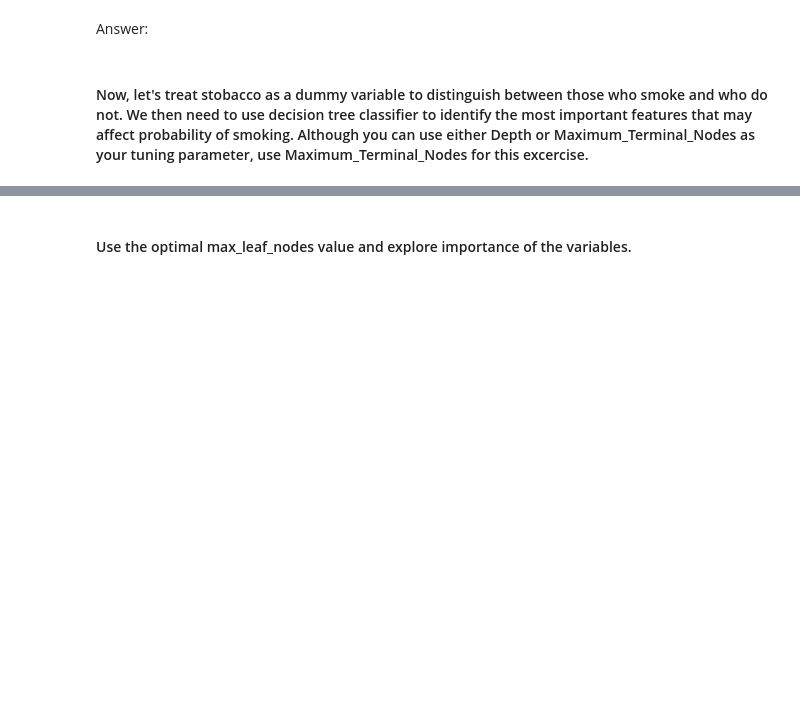
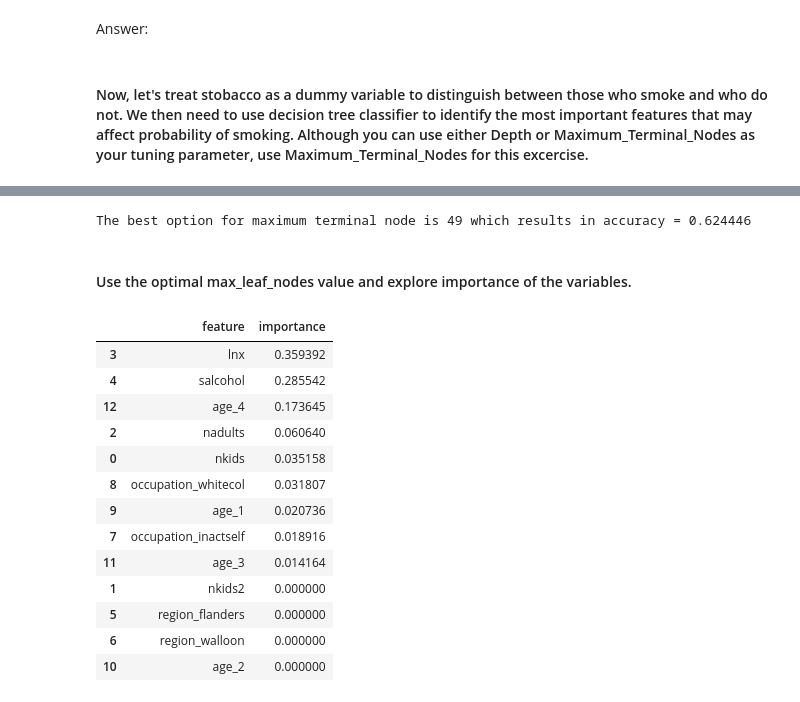
Before and after one commit to ana-sf/DS-SF-24, a Jupyter notebook: Code/Lecture11-Practice-Code.ipynb, the cells around one changed output, grey strips where cells are left out. Saved outputs shown, nothing was run; the diff lists cells and outputs as text; code cells hidden in the pictures; blank space fills up the shorter version.

```diff
--- a/Code/Lecture11-Practice-Code.ipynb
+++ b/Code/Lecture11-Practice-Code.ipynb
@@ -122,2 +145,33 @@ del X['smoke']
+# %%
+CV_MSE_Max = np.argmax(score)
+Maximum_Terminal_Node = Maximum_Terminal_Nodes[CV_MSE_Max]
+print("The best option for maximum terminal node is %i which results in accuracy = %f" %(Maximum_Terminal_Node, np.max(score)))
+# %% [output]
+The best option for maximum terminal node is 49 which results in accuracy = 0.624446
 # %% [markdown]
 #### Use the optimal max_leaf_nodes value and explore importance of the variables.
+# %%
+TreeClass = DecisionTreeClassifier(
+                max_leaf_nodes = 49,
+                min_samples_leaf = 5,
+                random_state = 24)
+
+TreeClass.fit(X,y)
+
+ImportanceDataFrame = pd.DataFrame({'feature':X.columns.values, 'importance':TreeClass.feature_importances_})
+ImportanceDataFrame.sort_values(by = ['importance'], ascending = 0)
+# %% [output]
+|  | feature | importance |
+| 3 | lnx | 0.359392 |
+| 4 | salcohol | 0.285542 |
+| 12 | age_4 | 0.173645 |
+| 2 | nadults | 0.060640 |
+| 0 | nkids | 0.035158 |
+| 8 | occupation_whitecol | 0.031807 |
+| 9 | age_1 | 0.020736 |
+| 7 | occupation_inactself | 0.018916 |
+| 11 | age_3 | 0.014164 |
+| 1 | nkids2 | 0.000000 |
+| 5 | region_flanders | 0.000000 |
+| 6 | region_walloon | 0.000000 |
+| 10 | age_2 | 0.000000 |
```
Also changed, not shown: parts of 3 cells of this notebook, 2 other files.
